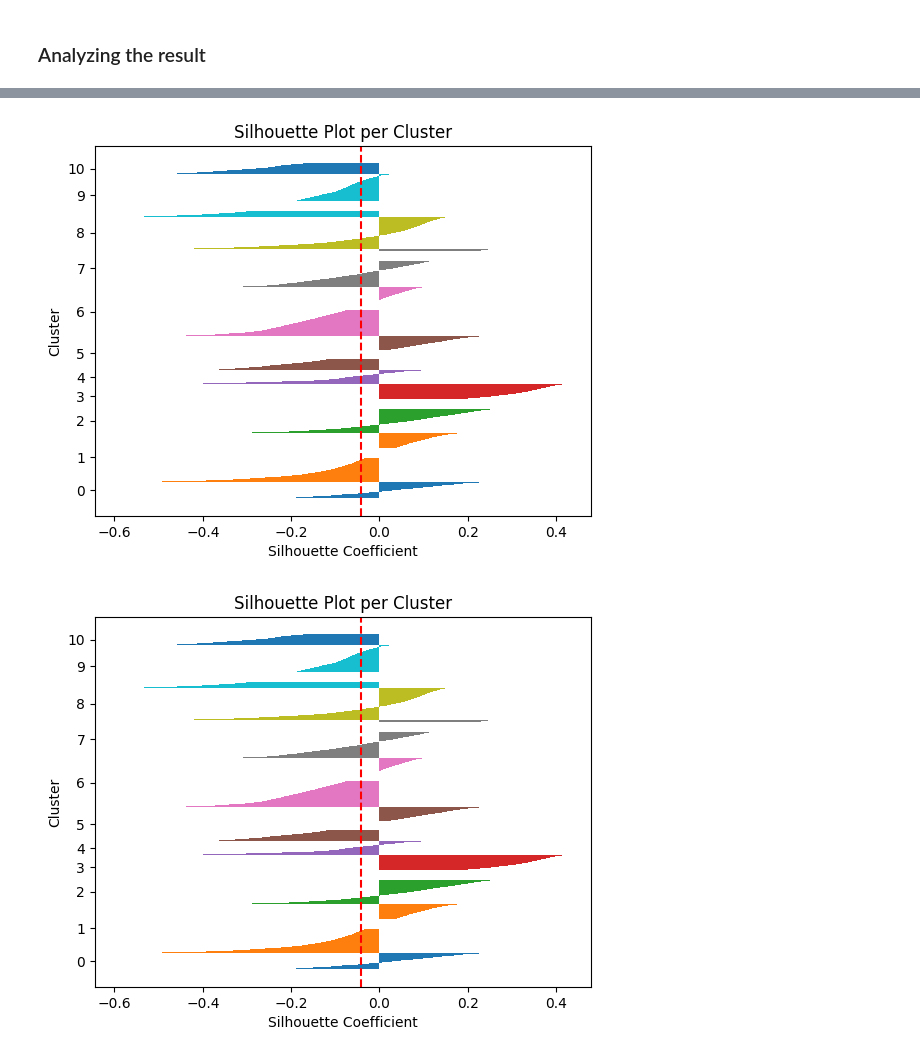
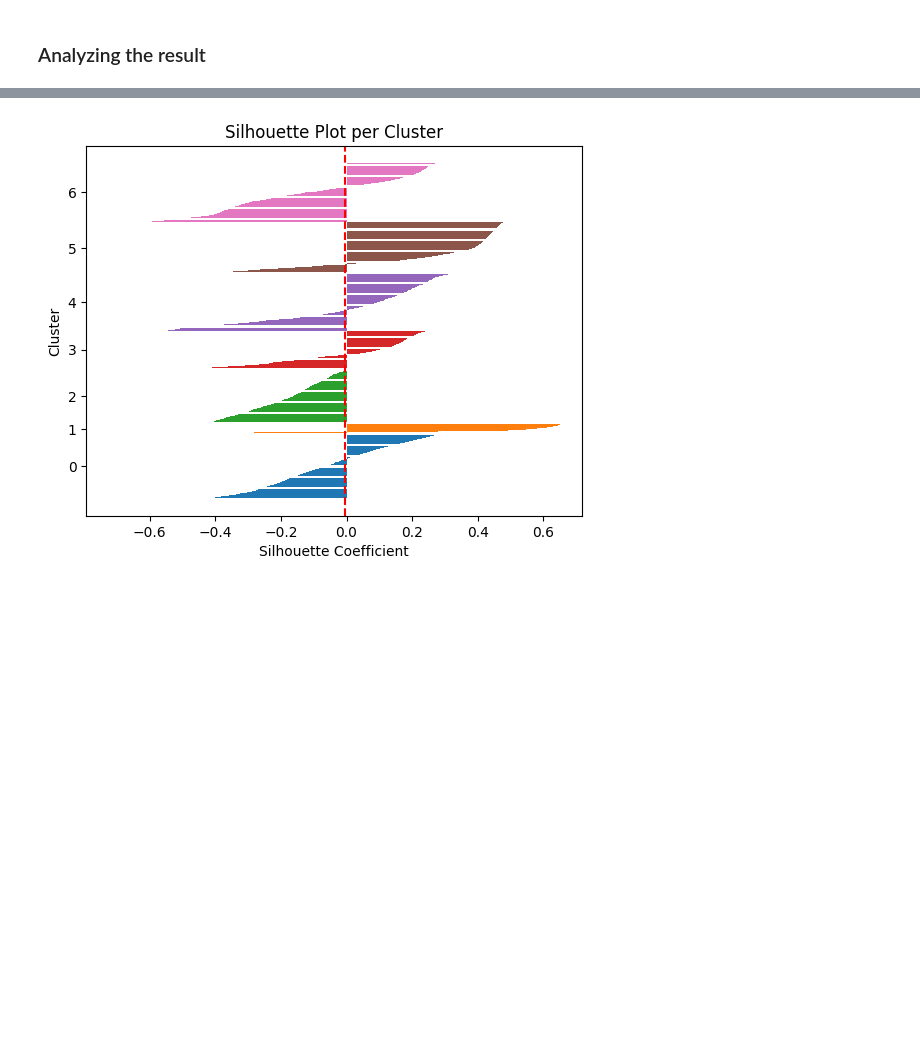
Before and after one commit to Computational-Tools-in-DS-G42/footballer-profiler-AI, a Jupyter notebook: player_profiler.ipynb, the cells around one changed output, grey strips where cells are left out. Saved outputs shown, nothing was run; the diff lists cells and outputs as text; code cells hidden in the pictures; blank space fills up the shorter version.

```diff
--- a/player_profiler.ipynb
+++ b/player_profiler.ipynb
@@ -316,7 +321,7 @@ df_clean[["name", "height", "foot"]].head(10)
 #Filtering out players that played less than 90 mins
 print("Before: " + str(df_clean["mins"].min()) + "mins")
 val1 = df_clean.shape[0]
-df_clean = df_clean[df_clean["mins"] >= 180]
+df_clean = df_clean[df_clean["mins"] >= 400]
 print("After: " + str(df_clean["mins"].min()) + "mins")
 print(f"Removed players: {val1 - df_clean.shape[0]}")
 # %% [output]
@@ -325,0 +331,6 @@ Removed players: 1706
+# %%
+print("Before min rating: " + str(df_clean["rating"].min()))
+val1 = df_clean.shape[0]
+df_clean = df_clean[df_clean["rating"] >= 7]
+print("After min rating: " + str(df_clean["rating"].min()))
+print(f"Removed players: {val1 - df_clean.shape[0]}, Total player: {df_clean.shape[0]}")
@@ -582,0 +604,12 @@ X = df_train.drop(columns=exclude_cols)
+# %%
+
+exclude_cols = ["name", "position", "season", "rating", "mins", "height", "age", "yel_p90", "red_p90", "offsides_p90",
+                "foot_both", "foot_left", "foot_right", "aerials_won_p90", "fouls_p90", "dribbled_p90",
+                 "avg_passes_p90", "own_goals_p90", "through_passes_p90", "long_passes_p90", "dribblings_p90", "fouled_p90"]
+
+
+# exclude_cols = ["name", "position", "season", "rating", "mins", "height", "age", "ps%", "yel_p90", "red_p90", "tackles_p90", "offsides_p90",
+#                 "foot_both", "foot_left", "foot_right", "poss_losses_p90", "bad_controls_p90", "aerials_won_p90", "fouls_p90", "dribbled_p90",
+#                 "blocks_p90", "avg_passes_p90", "own_goals_p90", "through_passes_p90", "long_passes_p90", "dribblings_p90", "fouled_p90"]
+
+X = df_train.drop(columns=exclude_cols)
@@ -658,6 +720,6 @@ plt.show()
 ### K-means algorithm
 # %%
 
-kmeans = KMeans(n_clusters=6, random_state=42)
+kmeans = KMeans(n_clusters=7, random_state=42)
 kmeans.fit(X_scaled)
 # %% [output]
@@ -833,51 +886,27 @@ Silhouette Score: 0.1339
 # %%
-from sklearn.metrics import silhouette_samples
-import matplotlib.pyplot as plt
-import numpy as np
-
-silhouette_vals = silhouette_samples(X, df_train["cluster"])
-y_ax_lower, y_ax_upper = 0, 0
-yticks = []
-
-for i in np.unique(df_train["cluster"]):
-    cluster_silhouette_vals = silhouette_vals[df_train["cluster"] == i]
-    cluster_silhouette_vals.sort()
-    y_ax_upper += len(cluster_silhouette_vals)
-    plt.barh(range(y_ax_lower, y_ax_upper),
-             cluster_silhouette_vals, edgecolor='none')
-    yticks.append((y_ax_lower + y_ax_upper) / 2)
-    y_ax_lower += len(cluster_silhouette_vals)
-
-plt.axvline(x=silhouette_score(X, df_train["cluster"]), color="red", linestyle="--")
-plt.yticks(yticks, np.unique(df_train["cluster"]))
-plt.ylabel("Cluster")
-plt.xlabel("Silhouette Coefficient")
-plt.title("Silhouette Plot per Cluster")
-plt.show()
 
 
 silhouette_vals = silhouette_samples(X, df_train["cluster"])
 y_ax_lower, y_ax_upper = 0, 0
 yticks = []
 
 for i in np.unique(df_train["cluster"]):
     cluster_silhouette_vals = silhouette_vals[df_train["cluster"] == i]
     cluster_silhouette_vals.sort()
     y_ax_upper += len(cluster_silhouette_vals)
     plt.barh(range(y_ax_lower, y_ax_upper),
              cluster_silhouette_vals, edgecolor='none')
     yticks.append((y_ax_lower + y_ax_upper) / 2)
     y_ax_lower += len(cluster_silhouette_vals)
 
 plt.axvline(x=silhouette_score(X, df_train["cluster"]), color="red", linestyle="--")
 plt.yticks(yticks, np.unique(df_train["cluster"]))
 plt.ylabel("Cluster")
 plt.xlabel("Silhouette Coefficient")
 plt.title("Silhouette Plot per Cluster")
 plt.show()
 # %% [output]
-[figure, old version]
+[figure, new version]
-[figure, removed]
 # %%
 #display(df_train[["name", "position", "cluster"]].head(120))
 # %%
```
Also changed, not shown: parts of 32 cells of this notebook.
